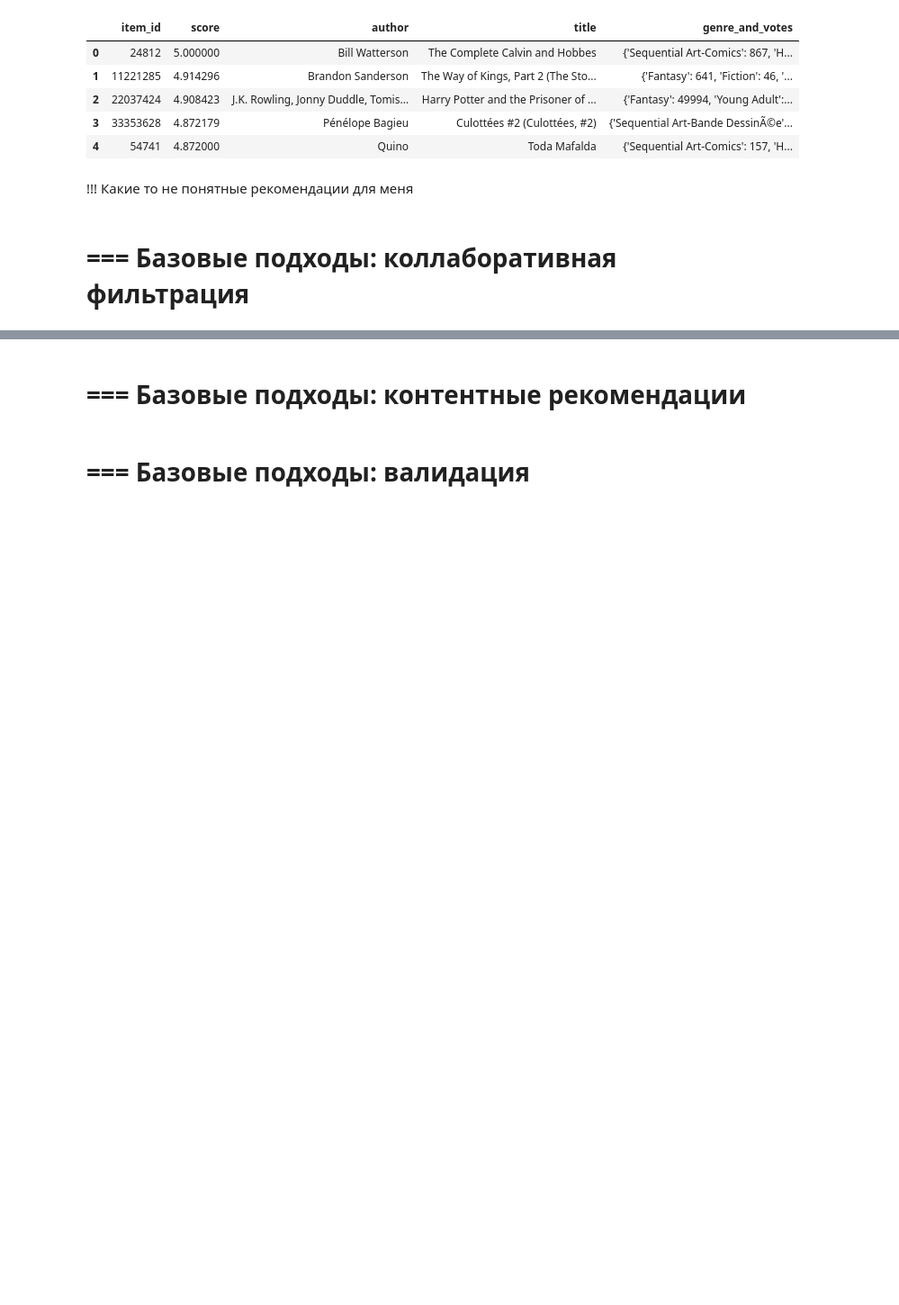
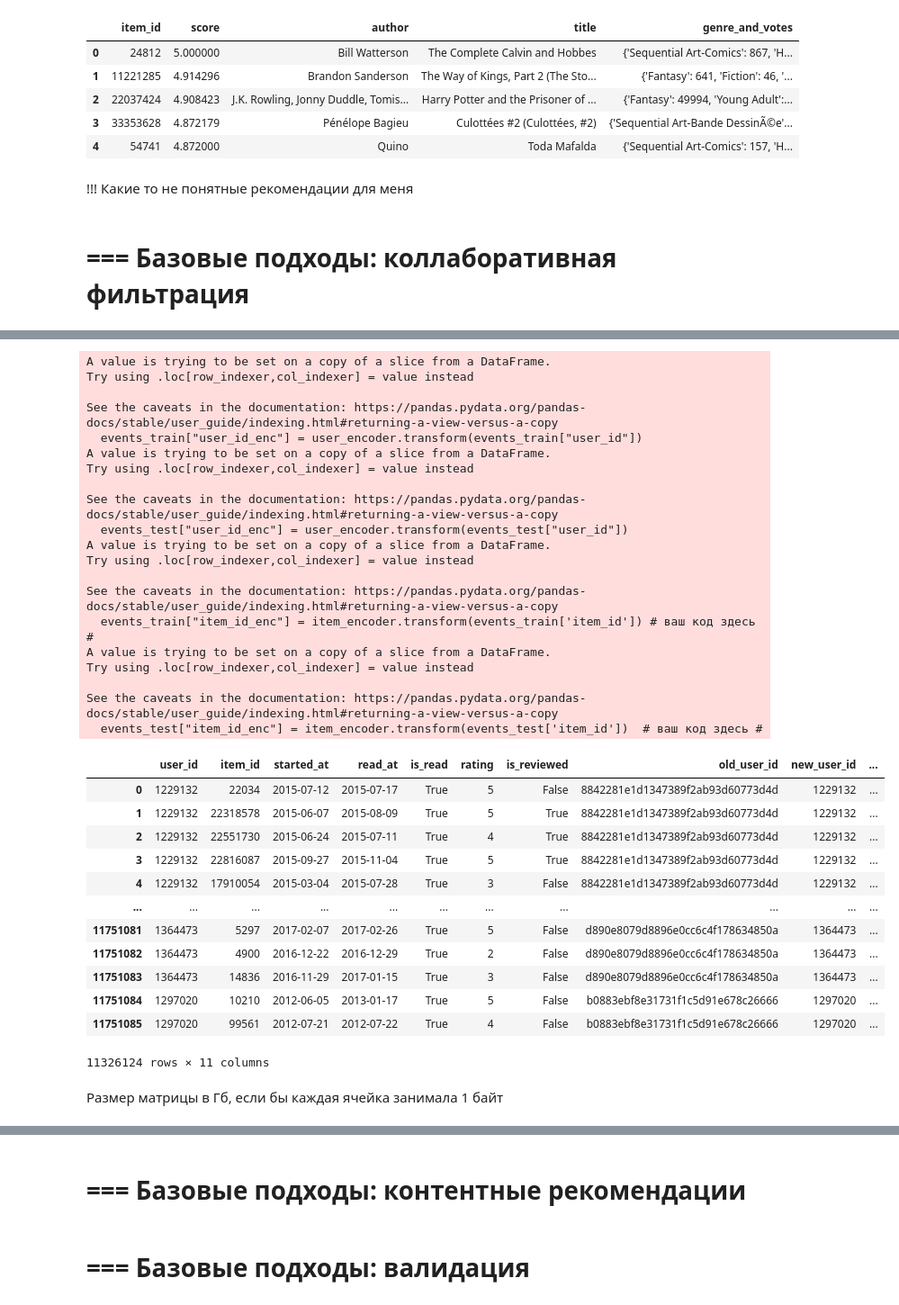
Before and after one commit to khromenko/mle-recsys-start, a Jupyter notebook: main_offline.ipynb, the cells around one changed output, grey strips where cells are left out. Shown at 90% size. Drawn from its saved outputs; the diff is of its cells as text; code cells hidden in the pictures; blank space fills up the shorter version.

```diff
--- a/main_offline.ipynb
+++ b/main_offline.ipynb
@@ -661,0 +685,18 @@ user_id: 1430585
+# %%
+import logging
+
+import matplotlib.pyplot as plt
+import numpy as np
+import pandas as pd
+
+items = pd.read_parquet("data/preprocess/items.par")
+events = pd.read_parquet("data/preprocess/events.par")
+# %%
+# зададим точку разбиения
+train_test_global_time_split_date = pd.to_datetime("2017-08-01").date()
+
+train_test_global_time_split_idx = events["started_at"] < train_test_global_time_split_date
+events_train = events[train_test_global_time_split_idx] # ваш код здесь #
+events_test = events[~train_test_global_time_split_idx]
+
+print(len(events), len(events_train), len(events_test))
@@ -661,0 +712,58 @@ user_id: 1430585
+# %%
+import scipy
+from sklearn.preprocessing import LabelEncoder
+
+# перекодируем идентификаторы пользователей:
+# из имеющихся в последовательность 0, 1, 2, ...
+user_encoder = LabelEncoder()
+user_encoder.fit(events["user_id"])
+
+events_train["user_id_enc"] = user_encoder.transform(events_train["user_id"])
+events_test["user_id_enc"] = user_encoder.transform(events_test["user_id"])
+
+# перекодируем идентификаторы объектов:
+# из имеющихся в последовательность 0, 1, 2, ...
+item_encoder = LabelEncoder()
+item_encoder.fit(items["item_id"])
+items["item_id_enc"] = item_encoder.transform(items["item_id"])
+
+events_train["item_id_enc"] = item_encoder.transform(events_train['item_id']) # ваш код здесь #
+events_test["item_id_enc"] = item_encoder.transform(events_test['item_id'])  # ваш код здесь #
+
+events_train
+# %% [output]
+A value is trying to be set on a copy of a slice from a DataFrame.
+Try using .loc[row_indexer,col_indexer] = value instead
+
+See the caveats in the documentation: https://pandas.pydata.org/pandas-docs/stable/user_guide/indexing.html#returning-a-view-versus-a-copy
+  events_train["user_id_enc"] = user_encoder.transform(events_train["user_id"])
+A value is trying to be set on a copy of a slice from a DataFrame.
+Try using .loc[row_indexer,col_indexer] = value instead
+
+See the caveats in the documentation: https://pandas.pydata.org/pandas-docs/stable/user_guide/indexing.html#returning-a-view-versus-a-copy
+  events_test["user_id_enc"] = user_encoder.transform(events_test["user_id"])
+A value is trying to be set on a copy of a slice from a DataFrame.
+Try using .loc[row_indexer,col_indexer] = value instead
+
+See the caveats in the documentation: https://pandas.pydata.org/pandas-docs/stable/user_guide/indexing.html#returning-a-view-versus-a-copy
+  events_train["item_id_enc"] = item_encoder.transform(events_train['item_id']) # ваш код здесь #
+A value is trying to be set on a copy of a slice from a DataFrame.
+Try using .loc[row_indexer,col_indexer] = value instead
+
+See the caveats in the documentation: https://pandas.pydata.org/pandas-docs/stable/user_guide/indexing.html#returning-a-view-versus-a-copy
+  events_test["item_id_enc"] = item_encoder.transform(events_test['item_id'])  # ваш код здесь #
+|  | user_id | item_id | started_at | read_at | is_read | rating | is_reviewed | old_user_id | new_user_id | ... |
+| 0 | 1229132 | 22034 | 2015-07-12 | 2015-07-17 | True | 5 | False | 8842281e1d1347389f2ab93d60773d4d | 1229132 | ... |
+| 1 | 1229132 | 22318578 | 2015-06-07 | 2015-08-09 | True | 5 | True | 8842281e1d1347389f2ab93d60773d4d | 1229132 | ... |
+| 2 | 1229132 | 22551730 | 2015-06-24 | 2015-07-11 | True | 4 | True | 8842281e1d1347389f2ab93d60773d4d | 1229132 | ... |
+| 3 | 1229132 | 22816087 | 2015-09-27 | 2015-11-04 | True | 5 | True | 8842281e1d1347389f2ab93d60773d4d | 1229132 | ... |
+| 4 | 1229132 | 17910054 | 2015-03-04 | 2015-07-28 | True | 3 | False | 8842281e1d1347389f2ab93d60773d4d | 1229132 | ... |
+| ... | ... | ... | ... | ... | ... | ... | ... | ... | ... | ... |
+| 11751081 | 1364473 | 5297 | 2017-02-07 | 2017-02-26 | True | 5 | False | d890e8079d8896e0cc6c4f178634850a | 1364473 | ... |
+| 11751082 | 1364473 | 4900 | 2016-12-22 | 2016-12-29 | True | 2 | False | d890e8079d8896e0cc6c4f178634850a | 1364473 | ... |
+| 11751083 | 1364473 | 14836 | 2016-11-29 | 2017-01-15 | True | 3 | False | d890e8079d8896e0cc6c4f178634850a | 1364473 | ... |
+| 11751084 | 1297020 | 10210 | 2012-06-05 | 2013-01-17 | True | 5 | False | b0883ebf8e31731f1c5d91e678c26666 | 1297020 | ... |
+| 11751085 | 1297020 | 99561 | 2012-07-21 | 2012-07-22 | True | 4 | False | b0883ebf8e31731f1c5d91e678c26666 | 1297020 | ... |
+11326124 rows × 11 columns
+# %% [markdown]
+Размер матрицы в Гб, если бы каждая ячейка занимала 1 байт
```
Also changed, not shown: parts of 40 cells of this notebook.
